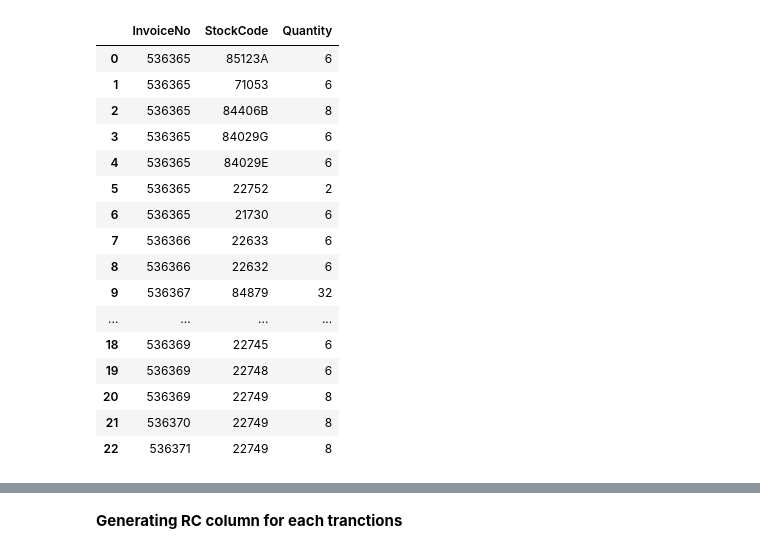
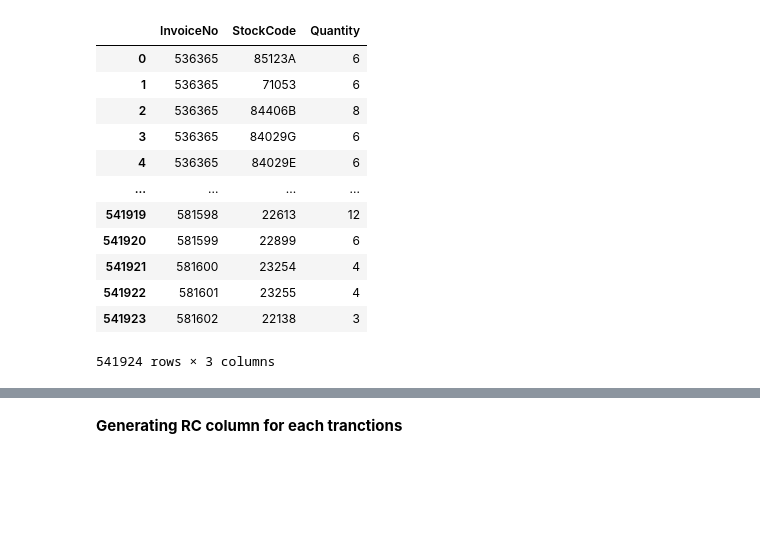
Before and after one commit to khysokhornrupp/RUPP-Apriori-, a Jupyter notebook: clean_apriori.ipynb, the cells around one changed output, grey strips where cells are left out. Drawn from its saved outputs; the diff is of its cells as text; code cells hidden in the pictures; blank space fills up the shorter version.

```diff
--- a/clean_apriori.ipynb
+++ b/clean_apriori.ipynb
@@ -10,32 +10,28 @@ from mlxtend.frequent_patterns import apriori, association_rules
 # %%
 real_dataset_path = "/home/sokhorn/sokhorn/dataSet/data/Online Retail.csv"
 testing_dataset_path = '/home/sokhorn/sokhorn/dataSet/data/sample_data_set.csv'
 
 sample_dataset = pd.read_csv(
-    testing_dataset_path, sep=',', usecols=[
+    real_dataset_path, sep=',', usecols=[
         'InvoiceNo',
         'StockCode',
         'Quantity'
     ])
 sample_dataset
 # %% [output]
 |  | InvoiceNo | StockCode | Quantity |
 | 0 | 536365 | 85123A | 6 |
 | 1 | 536365 | 71053 | 6 |
 | 2 | 536365 | 84406B | 8 |
 | 3 | 536365 | 84029G | 6 |
 | 4 | 536365 | 84029E | 6 |
-| 5 | 536365 | 22752 | 2 |
-| 6 | 536365 | 21730 | 6 |
-| 7 | 536366 | 22633 | 6 |
-| 8 | 536366 | 22632 | 6 |
-| 9 | 536367 | 84879 | 32 |
 | ... | ... | ... | ... |
-| 18 | 536369 | 22745 | 6 |
-| 19 | 536369 | 22748 | 6 |
-| 20 | 536369 | 22749 | 8 |
-| 21 | 536370 | 22749 | 8 |
-| 22 | 536371 | 22749 | 8 |
+| 541919 | 581598 | 22613 | 12 |
+| 541920 | 581599 | 22899 | 6 |
+| 541921 | 581600 | 23254 | 4 |
+| 541922 | 581601 | 23255 | 4 |
+| 541923 | 581602 | 22138 | 3 |
+541924 rows × 3 columns
 # %%
 item_sets = (
     sample_dataset.groupby(['InvoiceNo', 'StockCode', ])['Quantity']
```
Also changed, not shown: parts of 37 cells of this notebook, 10 other files.
